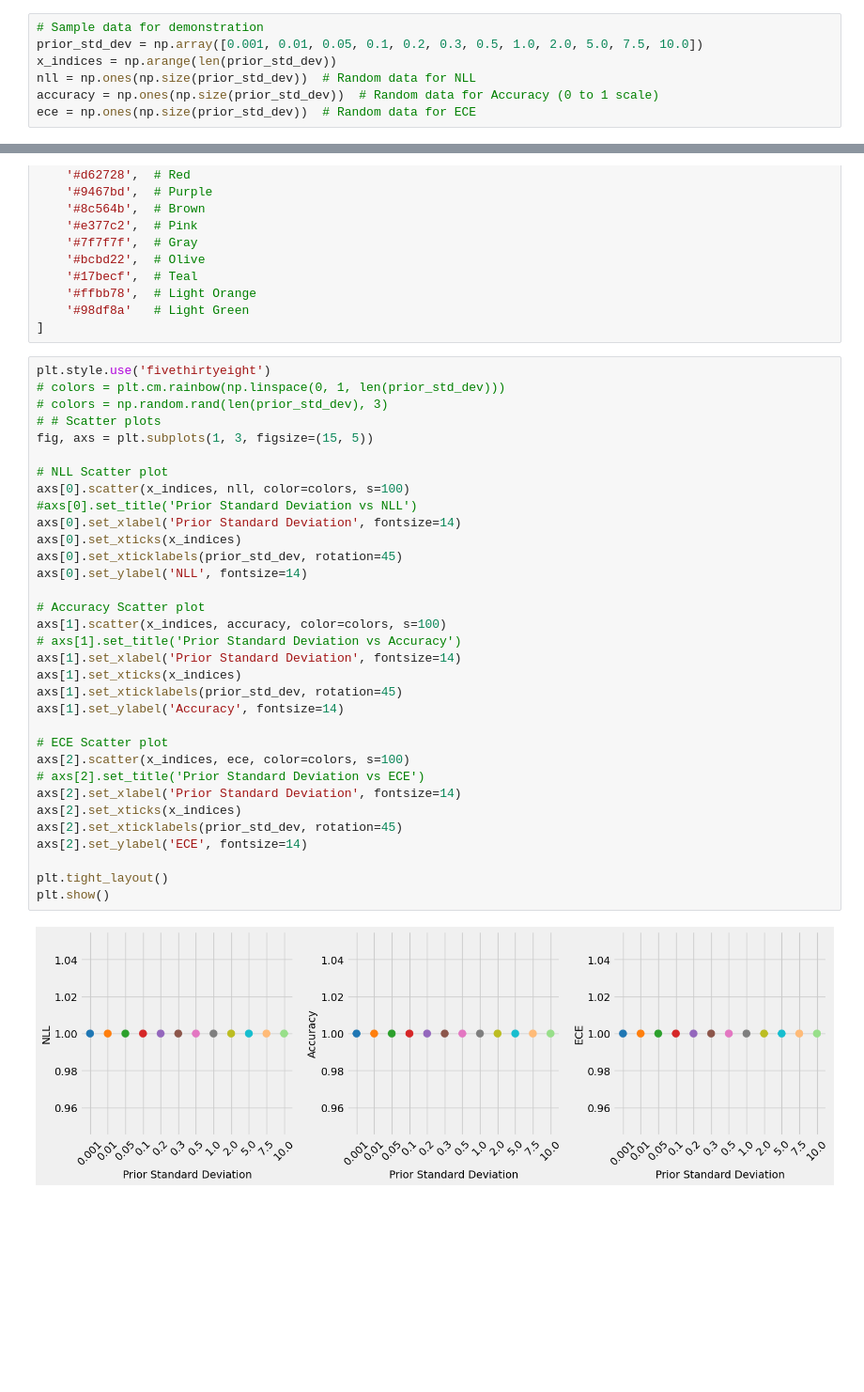
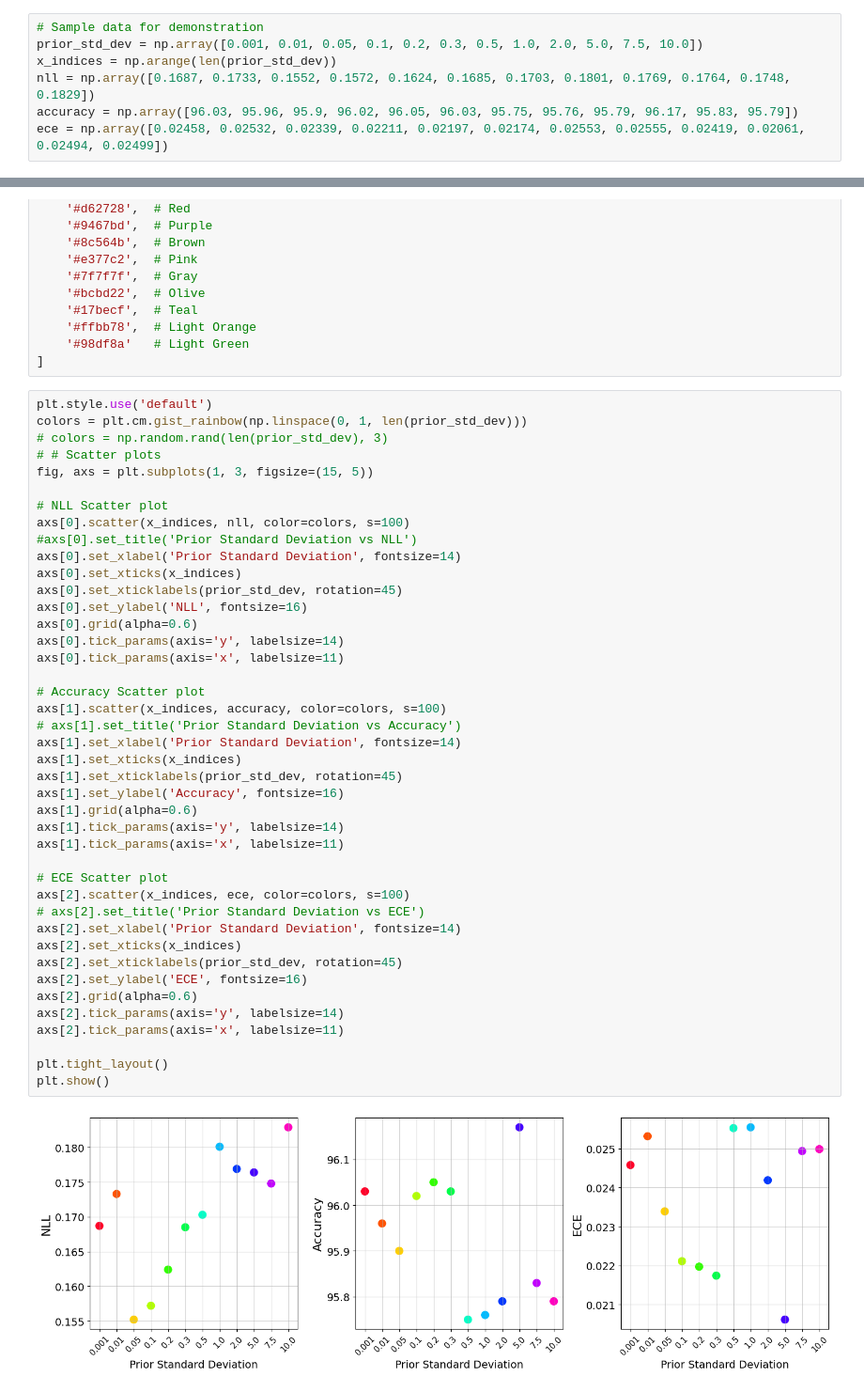
Before and after one commit to jonathansim/Rank-1-Bayesian-Neural-Networks, a Jupyter notebook: results_processing/prior_stddev_exp.ipynb, the cells around one changed output, grey strips where cells are left out. Shown: that part at 94% size. Drawn from its saved outputs; the diff is of its cells as text; blank space fills up the shorter version.

```diff
--- a/results_processing/prior_stddev_exp.ipynb
+++ b/results_processing/prior_stddev_exp.ipynb
@@ -5,9 +5,9 @@ import numpy as np
 # Sample data for demonstration
 prior_std_dev = np.array([0.001, 0.01, 0.05, 0.1, 0.2, 0.3, 0.5, 1.0, 2.0, 5.0, 7.5, 10.0])
 x_indices = np.arange(len(prior_std_dev))
-nll = np.ones(np.size(prior_std_dev))  # Random data for NLL
-accuracy = np.ones(np.size(prior_std_dev))  # Random data for Accuracy (0 to 1 scale)
-ece = np.ones(np.size(prior_std_dev))  # Random data for ECE
+nll = np.array([0.1687, 0.1733, 0.1552, 0.1572, 0.1624, 0.1685, 0.1703, 0.1801, 0.1769, 0.1764, 0.1748, 0.1829])
+accuracy = np.array([96.03, 95.96, 95.9, 96.02, 96.05, 96.03, 95.75, 95.76, 95.79, 96.17, 95.83, 95.79])
+ece = np.array([0.02458, 0.02532, 0.02339, 0.02211, 0.02197, 0.02174, 0.02553, 0.02555, 0.02419, 0.02061, 0.02494, 0.02499])
 # %%
 colors = [
     '#1f77b4',  # Blue
@@ -24,37 +24,46 @@ colors = [
     '#98df8a'   # Light Green
 ]
 # %%
-plt.style.use('fivethirtyeight')
-# colors = plt.cm.rainbow(np.linspace(0, 1, len(prior_std_dev)))
+plt.style.use('default')
+colors = plt.cm.gist_rainbow(np.linspace(0, 1, len(prior_std_dev)))
 # colors = np.random.rand(len(prior_std_dev), 3)
 # # Scatter plots
 fig, axs = plt.subplots(1, 3, figsize=(15, 5))
 
 # NLL Scatter plot
 axs[0].scatter(x_indices, nll, color=colors, s=100)
 #axs[0].set_title('Prior Standard Deviation vs NLL')
 axs[0].set_xlabel('Prior Standard Deviation', fontsize=14)
 axs[0].set_xticks(x_indices)
 axs[0].set_xticklabels(prior_std_dev, rotation=45)
-axs[0].set_ylabel('NLL', fontsize=14)
+axs[0].set_ylabel('NLL', fontsize=16)
+axs[0].grid(alpha=0.6)
+axs[0].tick_params(axis='y', labelsize=14)
+axs[0].tick_params(axis='x', labelsize=11)
 
 # Accuracy Scatter plot
 axs[1].scatter(x_indices, accuracy, color=colors, s=100)
 # axs[1].set_title('Prior Standard Deviation vs Accuracy')
 axs[1].set_xlabel('Prior Standard Deviation', fontsize=14)
 axs[1].set_xticks(x_indices)
 axs[1].set_xticklabels(prior_std_dev, rotation=45)
-axs[1].set_ylabel('Accuracy', fontsize=14)
+axs[1].set_ylabel('Accuracy', fontsize=16)
+axs[1].grid(alpha=0.6)
+axs[1].tick_params(axis='y', labelsize=14)
+axs[1].tick_params(axis='x', labelsize=11)
 
 # ECE Scatter plot
 axs[2].scatter(x_indices, ece, color=colors, s=100)
 # axs[2].set_title('Prior Standard Deviation vs ECE')
 axs[2].set_xlabel('Prior Standard Deviation', fontsize=14)
 axs[2].set_xticks(x_indices)
 axs[2].set_xticklabels(prior_std_dev, rotation=45)
-axs[2].set_ylabel('ECE', fontsize=14)
+axs[2].set_ylabel('ECE', fontsize=16)
+axs[2].grid(alpha=0.6)
+axs[2].tick_params(axis='y', labelsize=14)
+axs[2].tick_params(axis='x', labelsize=11)
 
 plt.tight_layout()
 plt.show()
 # %% [output]
-[figure, old version]
+[figure, new version]
```
Also changed, not shown: 4 other files.
